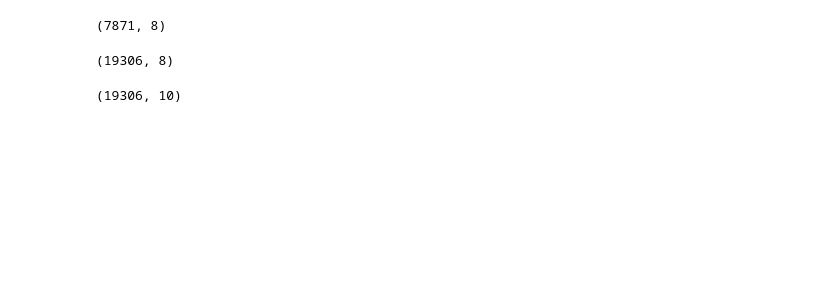
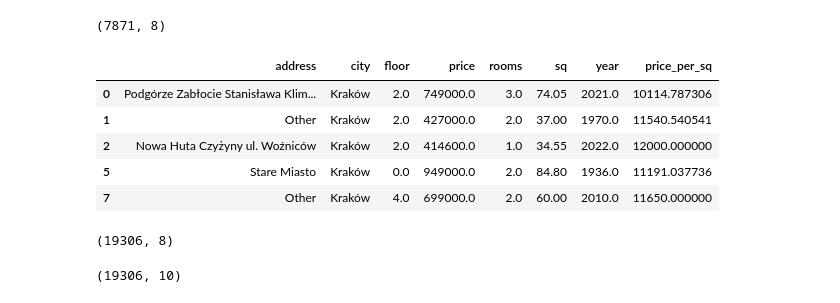
Before and after one commit to Pawel-Jurek/House_Prices_Estimating, a Jupyter notebook: modeling/modeling.ipynb, the cells around one changed output. Saved outputs shown, nothing was run; the diff lists cells and outputs as text; code cells hidden in the pictures; blank space fills up the shorter version.

```diff
--- a/modeling/modeling.ipynb
+++ b/modeling/modeling.ipynb
@@ -148,6 +180,6 @@ plot_scatter(df4, 'Warszawa', 'Wola')
 # %%
 # bóg wie co tu sie dzieje generalnie
-def remove(df):
+def remove_by_rooms_price_diff(df):
     exclude_indices = np.array([])
     for location, location_df in df.groupby('city'):
         rooms_stats = {}
@@ -163,10 +195,19 @@ def remove(df):
                 exclude_indices = np.append(exclude_indices, rooms_df[rooms_df.price_per_sq<(stats['mean'])].index.values)
     return df.drop(exclude_indices, axis='index')
 # %%
-df5 = remove(df4)
+df5 = remove_by_rooms_price_diff(df4)
 df5.shape
 # %% [output]
 (7871, 8)
+# %%
+df5.head(5)
+# %% [output]
+|  | address | city | floor | price | rooms | sq | year | price_per_sq |
+| 0 | Podgórze Zabłocie Stanisława Klim... | Kraków | 2.0 | 749000.0 | 3.0 | 74.05 | 2021.0 | 10114.787306 |
+| 1 | Other | Kraków | 2.0 | 427000.0 | 2.0 | 37.00 | 1970.0 | 11540.540541 |
+| 2 | Nowa Huta Czyżyny ul. Woźniców | Kraków | 2.0 | 414600.0 | 1.0 | 34.55 | 2022.0 | 12000.000000 |
+| 5 | Stare Miasto | Kraków | 0.0 | 949000.0 | 2.0 | 84.80 | 1936.0 | 11191.037736 |
+| 7 | Other | Kraków | 4.0 | 699000.0 | 2.0 | 60.00 | 2010.0 | 11650.000000 |
 # %%
 # ta 5ka strasznie dużo zjada tych danych, ja bym na tą chwilę został przy 4ce
 df4.shape
```
Also changed, not shown: parts of 16 cells of this notebook, 6 other files.
